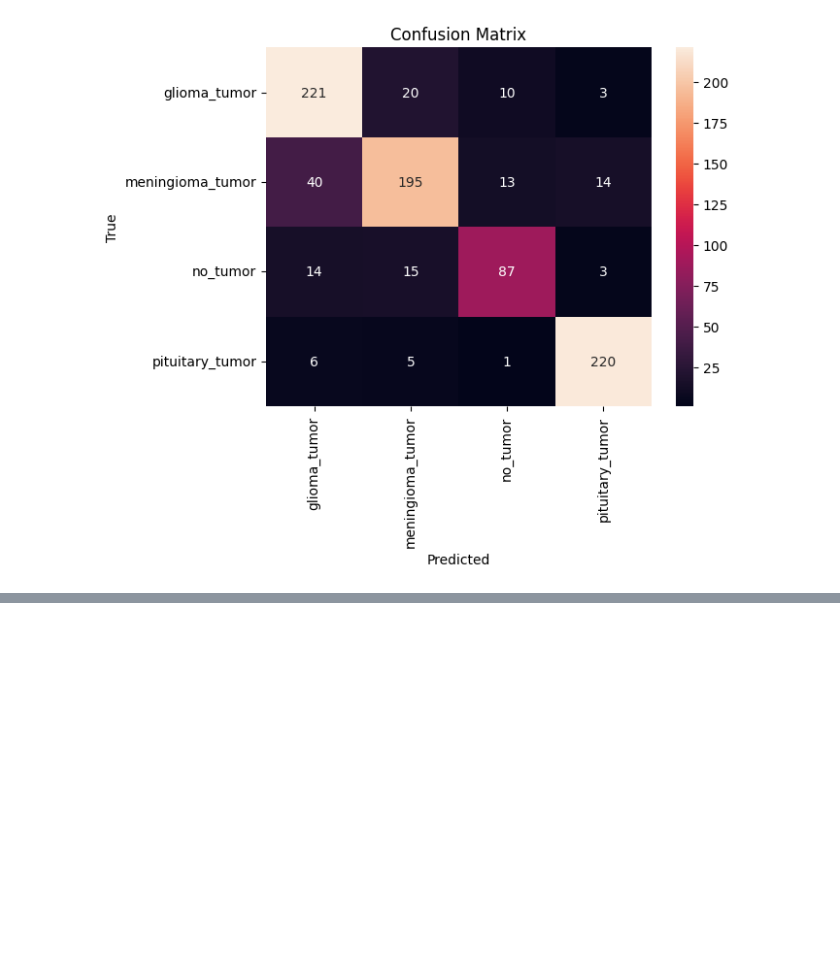
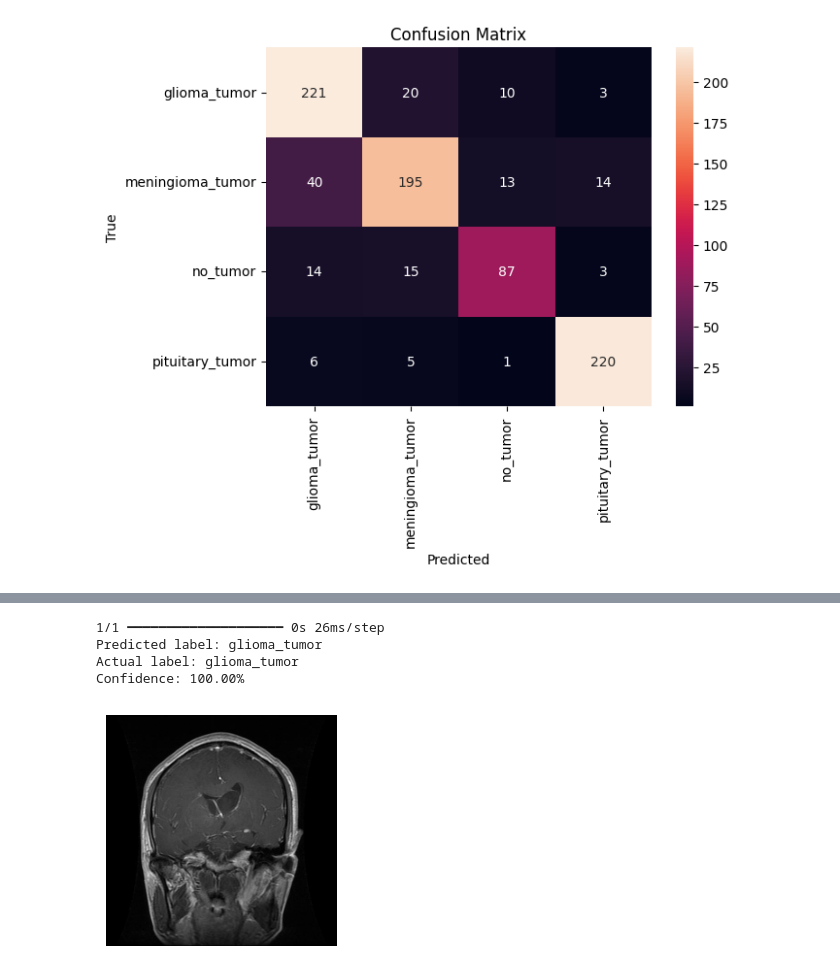
Before and after one commit to fawasafsal/Brain-Tumour-MRI-Image-Classification, a Jupyter notebook: Brain_Tumour_MRI_Classification.ipynb, the cells around one changed output, grey strips where cells are left out. Drawn from its saved outputs; the diff is of its cells as text; code cells hidden in the pictures; blank space fills up the shorter version.

Commit message:
Model Commit 1.1

```diff
--- a/Brain_Tumour_MRI_Classification.ipynb
+++ b/Brain_Tumour_MRI_Classification.ipynb
@@ -367,0 +381,25 @@ plt.show()
+# %%
+random_index = np.random.randint(0, len(x_test))
+random_img = x_test[random_index]
+predictions = model.predict(random_img.reshape(1, 256, 256, 3))
+
+# Interpret the model's predictions
+predicted_class = np.argmax(predictions)  # Get the index of the class with the highest probability
+predicted_label = labels[predicted_class]  # Convert class to label
+confidence = predictions[0][predicted_class]
+
+actual_index = y_test[random_index]  # Get the one-hot encoded actual class
+actual_class = np.argmax(actual_index)
+actual_label = labels[actual_class]
+
+print(f"Predicted label: {predicted_label} \nActual label: {actual_label} \nConfidence: {confidence*100:.2f}%\n")
+plt.figure(figsize = (3,3))
+plt.imshow(random_img)
+plt.axis('off')
+plt.show()
+# %% [output]
+1/1 ━━━━━━━━━━━━━━━━━━━━ 0s 26ms/step
+Predicted label: glioma_tumor
+Actual label: glioma_tumor
+Confidence: 100.00%
+[figure, added]
```
Also changed, not shown: parts of 2 cells of this notebook.
